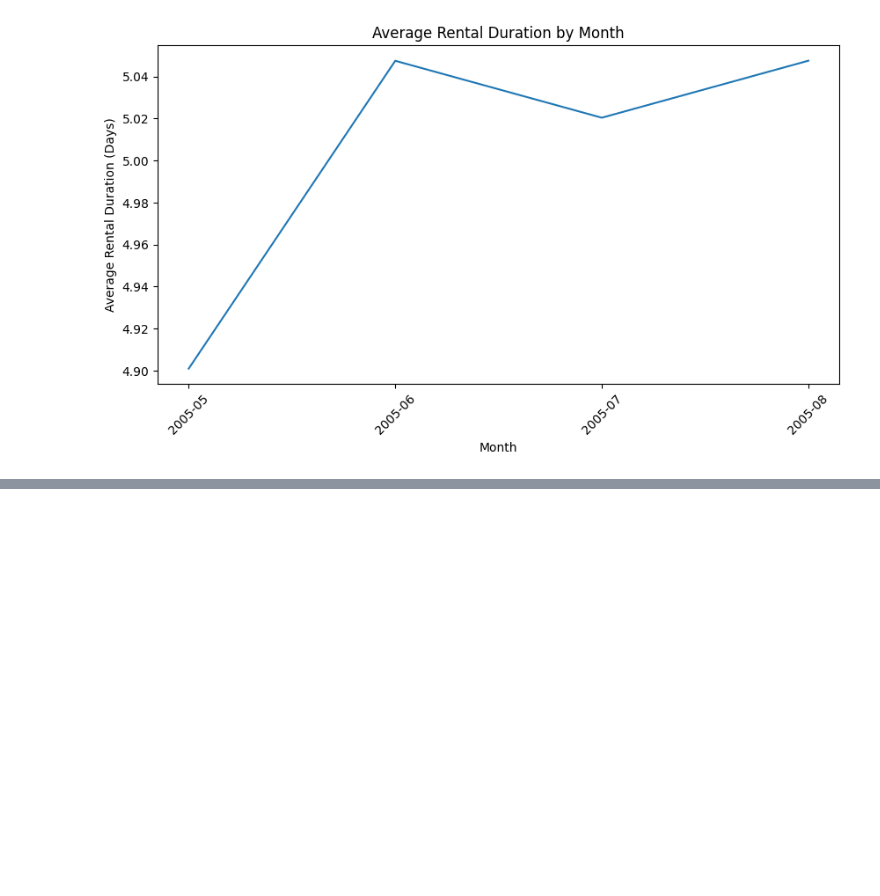
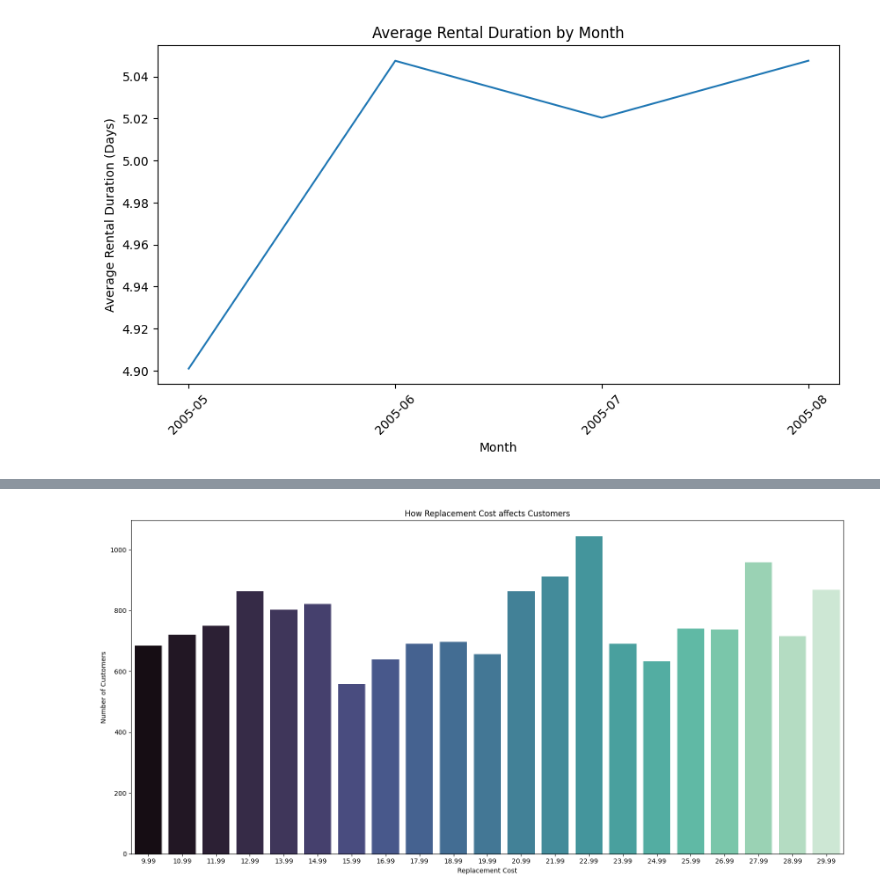
Before and after one commit to richardwarepam16/Rental_Analysis_using_Python_and_SQL, a Jupyter notebook: Sakila.ipynb, the cells around one changed output, grey strips where cells are left out. Saved outputs shown, nothing was run; the diff lists cells and outputs as text; code cells hidden in the pictures; blank space fills up the shorter version.

```diff
--- a/Sakila.ipynb
+++ b/Sakila.ipynb
@@ -425,0 +415,12 @@ frequent_itemsets = apriori(pivoted_df, min_support=0.05, use_colnames=True)
+# %%
+query6 = '''
+SELECT film.replacement_cost, COUNT(rental.customer_id) AS rental_count
+FROM film
+JOIN inventory ON film.film_id = inventory.film_id
+JOIN rental ON inventory.inventory_id = rental.inventory_id
+GROUP BY film.replacement_cost
+ORDER BY film.replacement_cost DESC;
+'''
+# %%
+df6 = pd.read_sql_query(query6,conn)
+df6
@@ -425,0 +445,10 @@ frequent_itemsets = apriori(pivoted_df, min_support=0.05, use_colnames=True)
+# %%
+plt.figure(figsize=(16,8))
+sns.barplot(data=df6, x='replacement_cost', y='rental_count', palette='mako')
+plt.xlabel('Replacement Cost')
+plt.ylabel('Number of Customers')
+plt.title('How Replacement Cost affects Customers')
+plt.tight_layout()
+plt.show()
+# %% [output]
+[figure, added]
```
Also changed, not shown: parts of 44 cells of this notebook.
